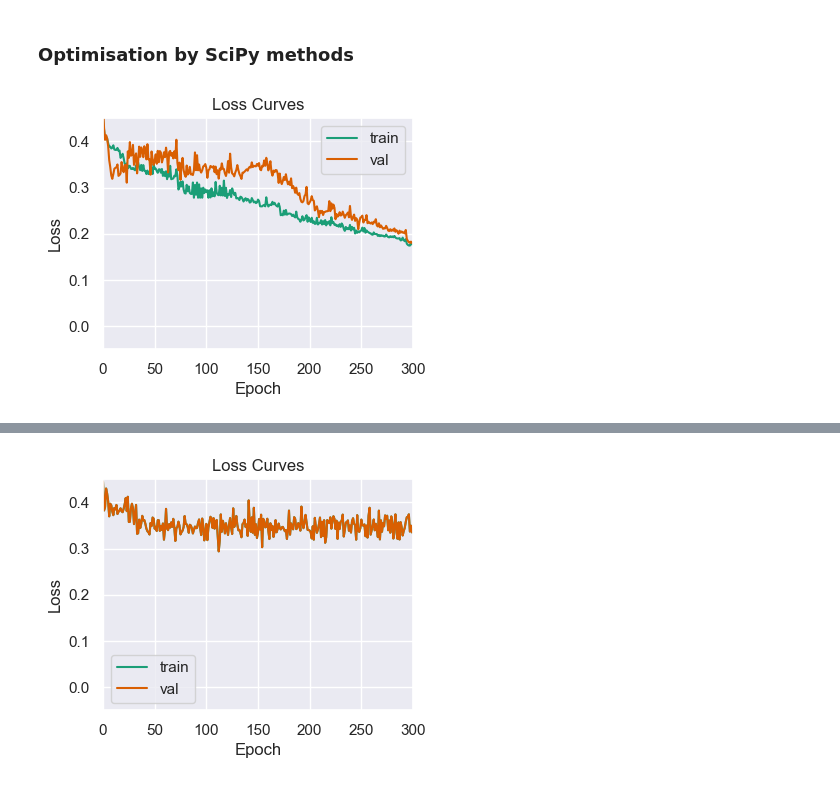
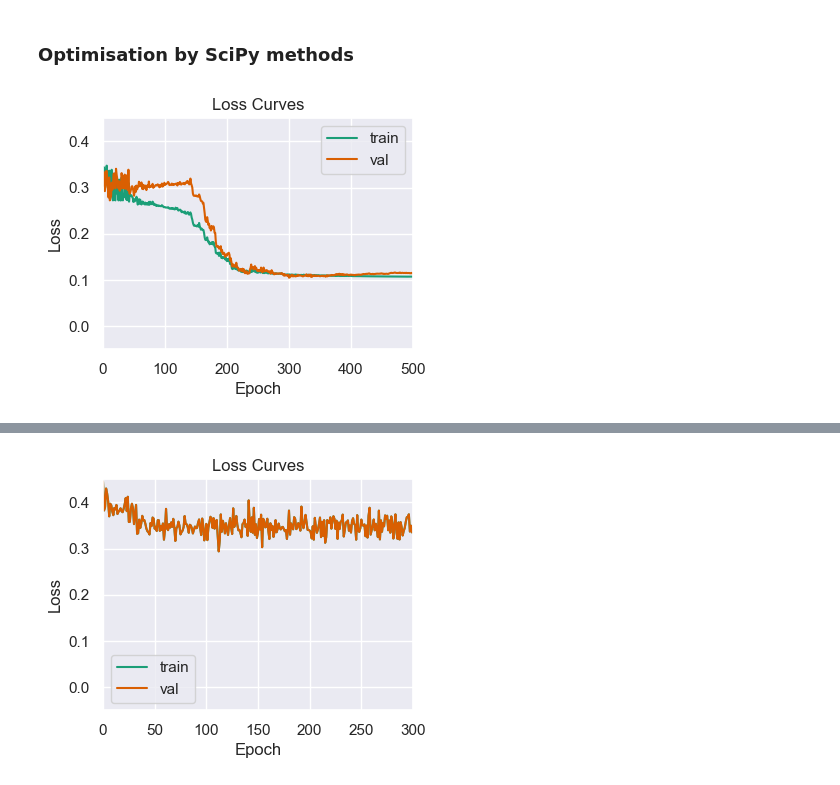
Before and after one commit to BenPrie/variational-local-inversions, a Jupyter notebook: learning-by-depth.ipynb, the cells around one changed output, grey strips where cells are left out. Drawn from its saved outputs; the diff is of its cells as text; code cells hidden in the pictures.

```diff
--- a/learning-by-depth.ipynb
+++ b/learning-by-depth.ipynb
@@ -79,11 +82,11 @@ We are now more confident that local inversion may be learnt by a variational/QN
 # %%
 # Sample a unitary to learn and choose the target qubits (to learn the local inversion for).
-n, d = 4, 3
+n, d = 4, 4
 U = build_circuit(n=n, d=d)
 target_qubits = [1, 2]
 
 # Build a circuit for the QNN from U.
-qnn_circuit, input_parameters, weight_parameters = build_qnn_circuit(U, ansatz_reps=5, target_qubits=target_qubits)
+qnn_circuit, input_parameters, weight_parameters = build_qnn_circuit(U, ansatz_reps=3, target_qubits=target_qubits)
 
 # Define a QNN object.
 qnn = SamplerQNN(
@@ -150,19 +119,16 @@ ax.set_facecolor('none')
 # %%
-# Sample some states.
-n_points = 25
-xs = sample_n_states(n_states=n_points, n_qubits=U.num_qubits)
-
-# Train-val split (no test for the demo).
-xs_train, xs_val = train_test_split(xs, test_size=.2)
+# Train and validation sets.
+xs_train = sample_n_states(n_states=24, n_qubits=n)
+xs_val = sample_n_states(n_states=16, n_qubits=n)
 
 # As DataLoaders.
-batch_size = 4
+batch_size = 8
 train_loader = DataLoader(xs_train, batch_size=batch_size)
 val_loader = DataLoader(xs_val, batch_size=batch_size)
 # %% [markdown]
 ### Optimisation by SciPy methods
 # %%
-# With recycling.
-result = train_by_COBYLA(qnn, xs_train, xs_val, n_epochs=300, initial_weights=initial_weights, live_plot=True)
+# With recycling (by COBYLA).
+_ = train_by_scipy(qnn, xs_train, xs_val, n_epochs=500, initial_weights=initial_weights, live_plot=True)
 # %% [output]
-[figure, old version]
+[figure, new version]
```
Also changed, not shown: parts of 14 cells of this notebook, 3 other files.
